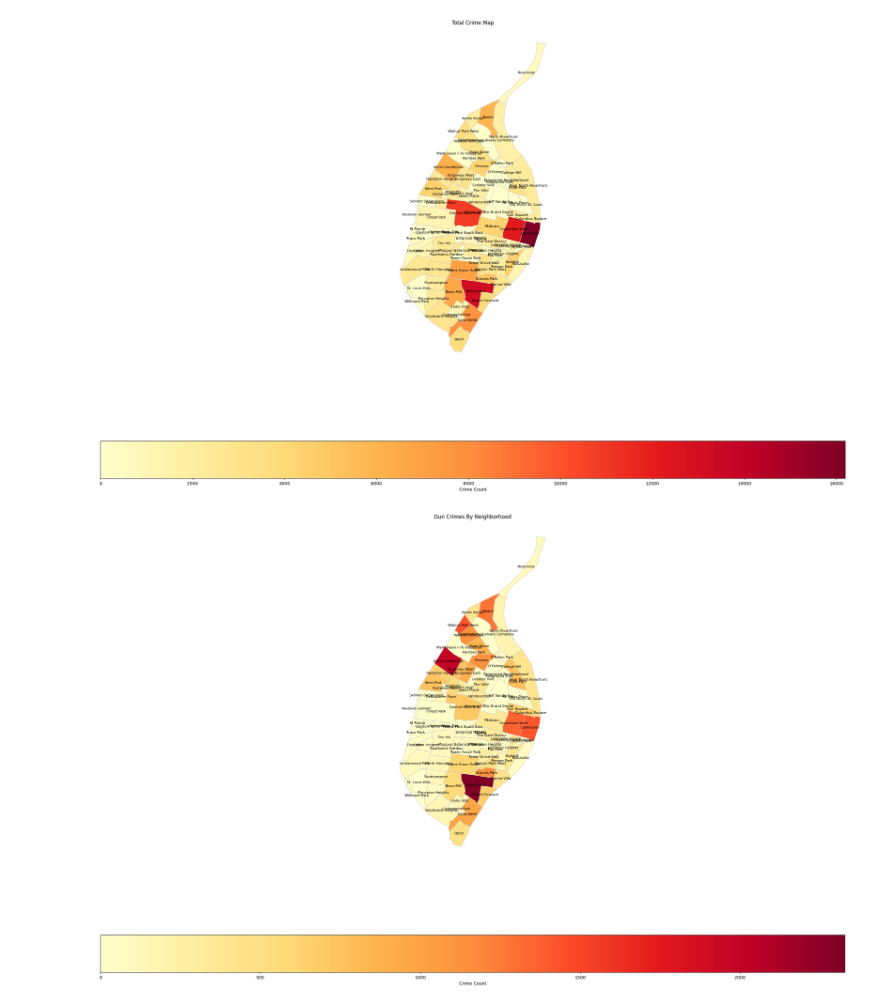
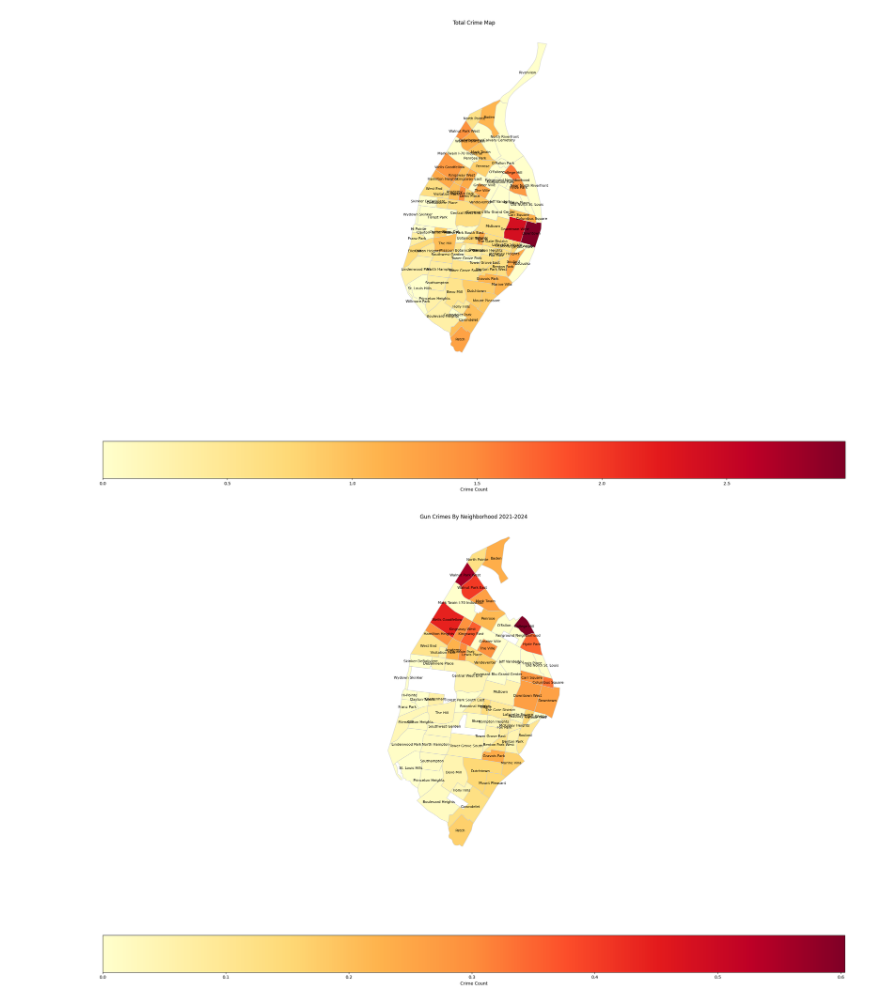
Before and after one commit to jakebeinart/crime-dashboard, a Jupyter notebook: viz/Chloropleth.ipynb, the cells around one changed output. Saved outputs shown, nothing was run; the diff lists cells and outputs as text; code cells hidden in the pictures.

Commit message:
Add notebooks for chloropleth, heatmap, and data cleaning. Add CSVs to include January & cleaned to remove duplicates.

```diff
--- a/viz/Chloropleth.ipynb
+++ b/viz/Chloropleth.ipynb
@@ -8,6 +9,8 @@ crime_data = pd.read_csv('../data/raw_2021-2024.csv')
 crime_data = crime_data.dropna(subset=['Latitude', 'Longitude'])
 
 neighborhoods = gpd.read_file('../data/neighborhoods/Neighborhoods.shp')
+# %%
+neighborhood_pop = pd.read_csv('../data/neighborhoods/neighborhood_populations.csv')
 # %%
 # Aggregate crime data by neighborhood
 crime_counts = crime_data.groupby("Neighborhood")["IncidentNum"].count().reset_index(name="CrimeCount")
@@ -19,7 +49,7 @@ neighborhoods_with_crime["CrimeCount"] = neighborhoods_with_crime["CrimeCount"].
 def create_chloropleth(dataframe, title):
     # Create the choropleth map
     fig, ax = plt.subplots(figsize=(24, 16))
-    dataframe.plot(column="CrimeCount", cmap="YlOrRd", linewidth=0.8, edgecolor="0.8", ax=ax, legend=True, legend_kwds={"label": "Crime Count", "orientation": "horizontal"})
+    dataframe.plot(column="PopCrime", cmap="YlOrRd", linewidth=0.8, edgecolor="0.8", ax=ax, legend=True, legend_kwds={"label": "Crime Count", "orientation": "horizontal"})
 
     # Add neighborhood labels
     for idx, row in dataframe.iterrows():
@@ -34,15 +64,19 @@ def create_chloropleth(dataframe, title):
 
 create_chloropleth(neighborhoods_with_crime, "Total Crime Map")
 # %% [output]
-[figure, old version]
+[figure, new version]
 # %%
 gun_crime_data = crime_data[crime_data['FirearmUsed'] == 'Yes']
 
 gun_crime_counts = gun_crime_data.groupby("Neighborhood")["IncidentNum"].count().reset_index(name="CrimeCount")
 
 neighborhoods_with_gun_crime = neighborhoods.merge(gun_crime_counts, left_on="NHD_NAME", right_on="Neighborhood", how="left")
+neighborhoods_with_gun_crime = neighborhoods_with_gun_crime.merge(neighborhood_pop, left_on="NHD_NAME", right_on="Neighborhood", how="left")
+
 neighborhoods_with_gun_crime["CrimeCount"] = neighborhoods_with_gun_crime["CrimeCount"].fillna(0)
+neighborhoods_with_gun_crime = neighborhoods_with_gun_crime[neighborhoods_with_gun_crime['Population'] >= 400]
+neighborhoods_with_gun_crime["PopCrime"] = neighborhoods_with_gun_crime["CrimeCount"]/neighborhoods_with_gun_crime["Population"]
 
 create_chloropleth(neighborhoods_with_gun_crime, "Gun Crimes By Neighborhood 2021-2024")
 # %% [output]
-[figure, old version]
+[figure, new version]
```
Also changed, not shown: parts of 3 cells of this notebook, 7 other files.
